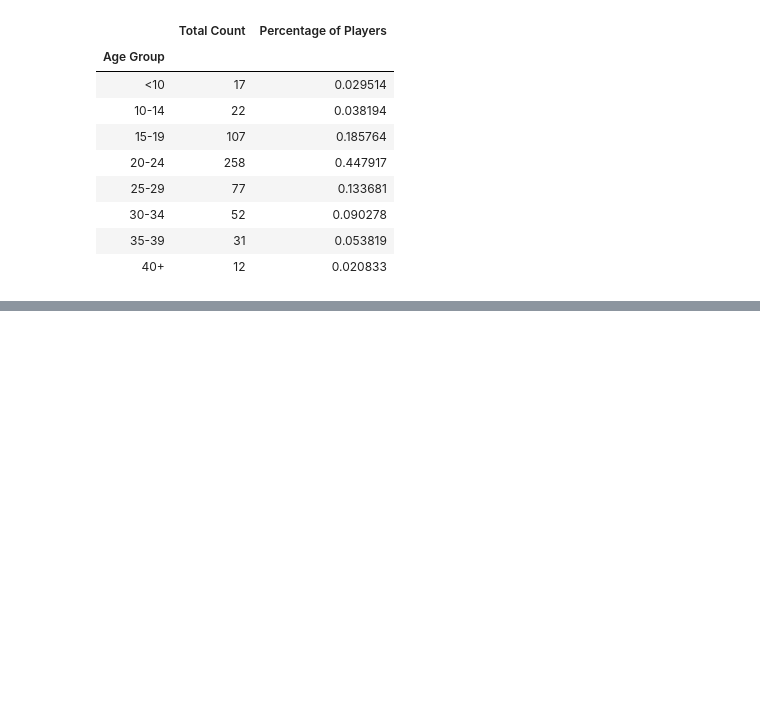
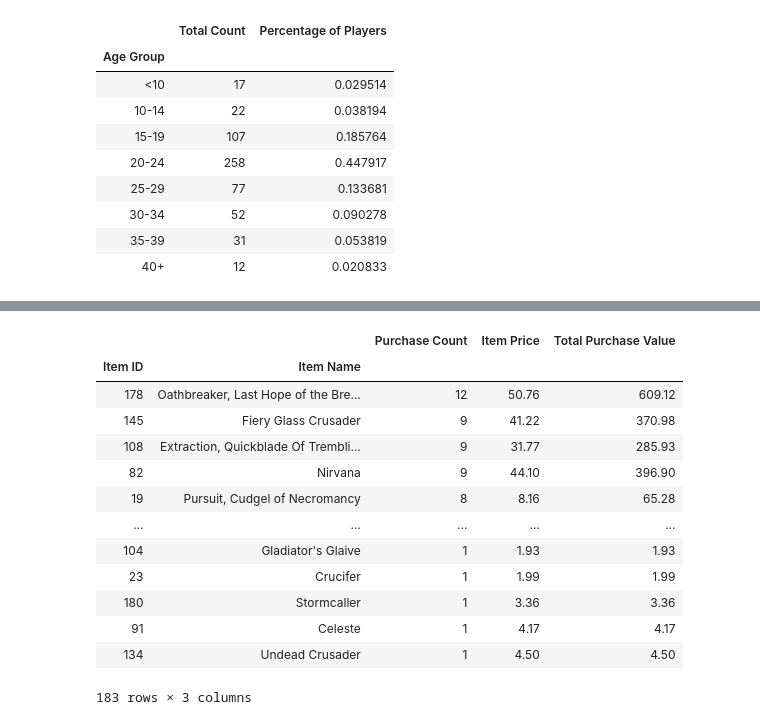
Before and after one commit to shawn-cavalieri/pandas-challenge, a Jupyter notebook: HeroesOfPymoli/main_script.ipynb, the cells around one changed output, grey strips where cells are left out. Drawn from its saved outputs; the diff is of its cells as text; code cells hidden in the pictures; blank space fills up the shorter version.

Commit message:
completed top spenders and most popular items

```diff
--- a/HeroesOfPymoli/main_script.ipynb
+++ b/HeroesOfPymoli/main_script.ipynb
@@ -219,0 +271,51 @@ purchase_analysis_age
+# %%
+# most popular items
+
+# groupby item id and item name
+
+item_group = purchase_data.groupby(["Item ID", "Item Name"])
+
+item_group.count()
+
+# set variables and formulas
+
+purchase_count_item = item_group["Purchase ID"].count()
+
+purchase_count_item
+
+item_price = item_group["Price"].sum()
+
+item_price
+
+purchase_value_item = purchase_count_item * item_price
+
+purchase_value_item
+
+# create summary dataframe
+
+most_popular = pd.DataFrame({"Purchase Count": purchase_count_item,
+                            "Item Price": item_price,
+                            "Total Purchase Value": purchase_value_item})
+
+most_popular
+
+# sort by purchase count
+
+most_popular = most_popular.sort_values("Purchase Count", ascending=False)
+
+most_popular
+# %% [output]
+|  |  | Purchase Count | Item Price | Total Purchase Value |
+| Item ID | Item Name |  |  |  |
+| 178 | Oathbreaker, Last Hope of the Bre... | 12 | 50.76 | 609.12 |
+| 145 | Fiery Glass Crusader | 9 | 41.22 | 370.98 |
+| 108 | Extraction, Quickblade Of Trembli... | 9 | 31.77 | 285.93 |
+| 82 | Nirvana | 9 | 44.10 | 396.90 |
+| 19 | Pursuit, Cudgel of Necromancy | 8 | 8.16 | 65.28 |
+| ... | ... | ... | ... | ... |
+| 104 | Gladiator's Glaive | 1 | 1.93 | 1.93 |
+| 23 | Crucifer | 1 | 1.99 | 1.99 |
+| 180 | Stormcaller | 1 | 3.36 | 3.36 |
+| 91 | Celeste | 1 | 4.17 | 4.17 |
+| 134 | Undead Crusader | 1 | 4.50 | 4.50 |
+183 rows × 3 columns
```
Also changed, not shown: parts of 1 cell of this notebook.
